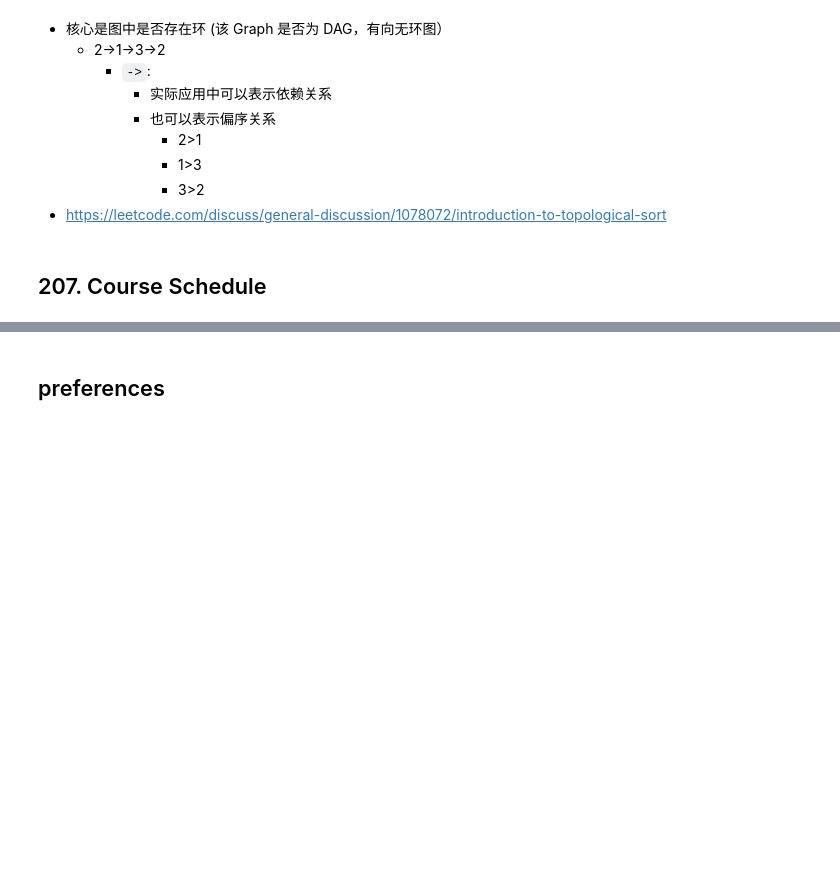
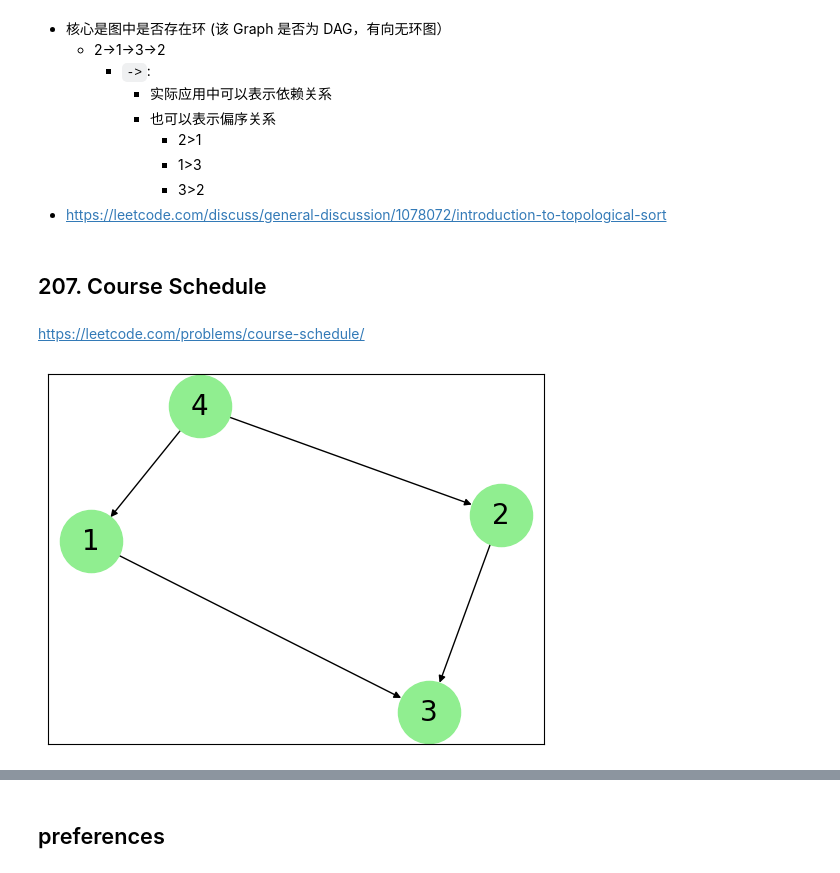
Before and after one commit to chunhuizhang/leetcode_reviews, a Jupyter notebook: 数据结构/图（graph）/topological_sort.ipynb, the cells around one changed output, grey strips where cells are left out. Cells and saved outputs as stored; diff of their text form; code cells hidden in the pictures; blank space fills up the shorter version.

```diff
--- a/数据结构/图（graph）/topological_sort.ipynb
+++ b/数据结构/图（graph）/topological_sort.ipynb
@@ -14,6 +29,8 @@ from typing import List
 - https://leetcode.com/discuss/general-discussion/1078072/introduction-to-topological-sort
 # %% [markdown]
 ## 207. Course Schedule
+# %% [markdown]
+https://leetcode.com/problems/course-schedule/
 # %%
 from collections import defaultdict, deque
 
@@ -43,4 +65,13 @@ class Solution:
         return len(done) == numCourses or numCourses == 0
+# %%
+import networkx as nx
+G = nx.DiGraph({4: [1, 2], 1:[3], 2:[3]})
+nx.draw_networkx(G, with_labels=True,
+                 font_size=20,
+                 node_size=2000,
+                 node_color='lightgreen')
+# %% [output]
+[figure, added]
 # %%
 sln = Solution()
 sln.canFinish(5, [[1,4],[2,4],[3,1],[3,2]])
```
Also changed, not shown: parts of 17 cells of this notebook, 3 other files.
